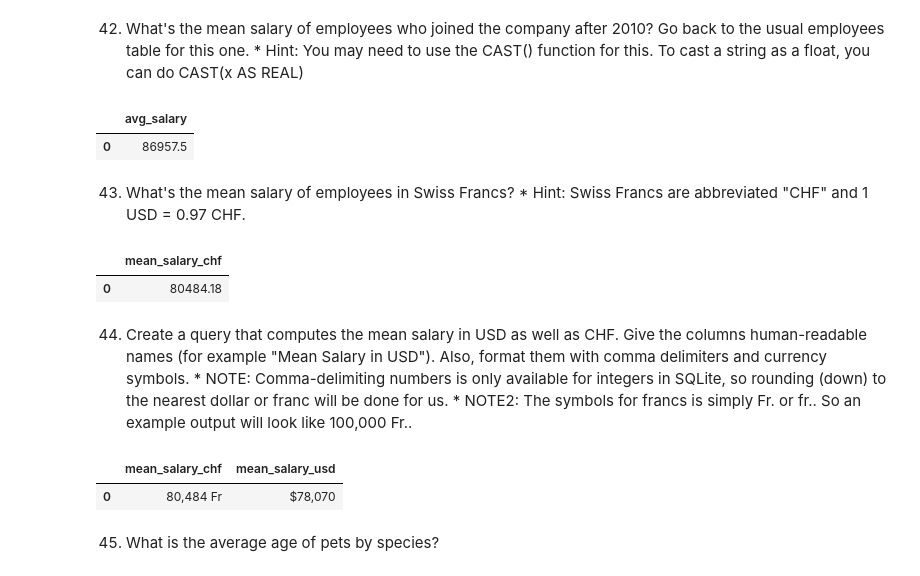
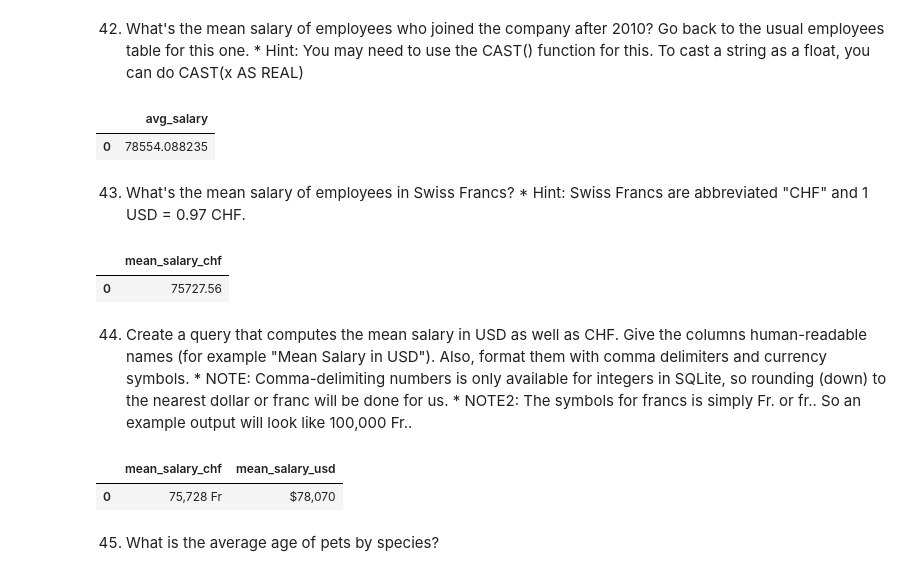
Before and after one commit to iamkkdev/sqlladder, a Jupyter notebook: code/Summary_Statistics.ipynb, the cells around one changed output. Drawn from its saved outputs; the diff is of its cells as text; code cells hidden in the pictures.

```diff
--- a/Summary_Statistics.ipynb
+++ b/code/Summary_Statistics.ipynb
@@ -52,7 +52,7 @@ from sqlalchemy import create_engine
 import pandas as pd
 import sqlite3
 
-con = sqlite3.connect("ladder.db")
+con = sqlite3.connect("../ladder.db")
 # %% [markdown]
 32) How many rows are in the pets
 # %%
@@ -175,22 +176,22 @@ pd.read_sql_query(sql, con)
 # %%
 sql = """
 
 SELECT AVG(salary) as "avg_salary"
 FROM employees
-WHERE CAST(startdate AS REAL) = "2010";
+WHERE CAST(startdate AS REAL) > "2010";
 
 """
 
 pd.read_sql_query(sql, con)
 # %% [output]
 |  | avg_salary |
-| 0 | 86957.5 |
+| 0 | 78554.088235 |
 # %% [markdown]
 43) What's the mean salary of employees in Swiss Francs? * Hint: Swiss Francs are abbreviated "CHF" and 1 USD = 0.97 CHF.
 # %%
 sql = """
 
-SELECT ROUND(AVG(salary/0.97),2) AS "mean_salary_chf"
+SELECT ROUND(AVG(salary * 0.97),2) AS "mean_salary_chf"
 FROM employees;
 
 """
@@ -198,13 +199,13 @@ FROM employees;
 pd.read_sql_query(sql, con)
 # %% [output]
 |  | mean_salary_chf |
-| 0 | 80484.18 |
+| 0 | 75727.56 |
 # %% [markdown]
 44) Create a query that computes the mean salary in USD as well as CHF. Give the columns human-readable names (for example "Mean Salary in USD"). Also, format them with comma delimiters and currency symbols. * NOTE: Comma-delimiting numbers is only available for integers in SQLite, so rounding (down) to the nearest dollar or franc will be done for us. * NOTE2: The symbols for francs is simply Fr. or fr.. So an example output will look like 100,000 Fr..
 # %%
 sql = """
 
-SELECT FORMAT("%,d" ,ROUND(AVG(salary/0.97))) || " Fr" AS "mean_salary_chf",
+SELECT FORMAT("%,d" ,ROUND(AVG(salary *0.97))) || " Fr" AS "mean_salary_chf",
 FORMAT("$%,d", ROUND(AVG(salary))) AS "mean_salary_usd"
 FROM employees;
 
@@ -213,7 +214,7 @@ FROM employees;
 pd.read_sql_query(sql, con)
 # %% [output]
 |  | mean_salary_chf | mean_salary_usd |
-| 0 | 80,484 Fr | $78,070 |
+| 0 | 75,728 Fr | $78,070 |
 # %% [markdown]
 45) What is the average age of pets by species?
 # %%
```
Also changed, not shown: parts of 9 cells of this notebook, 5 other files.
